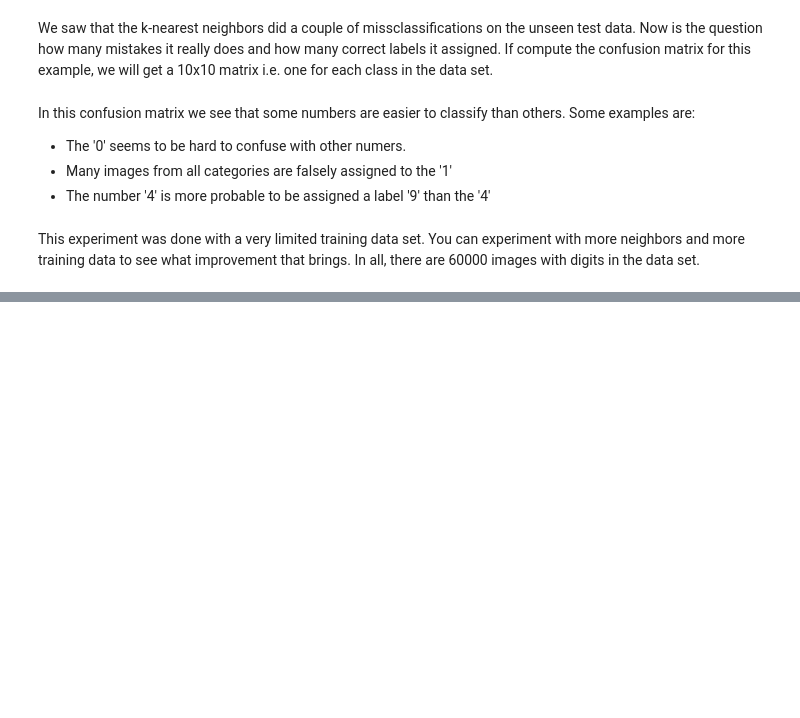
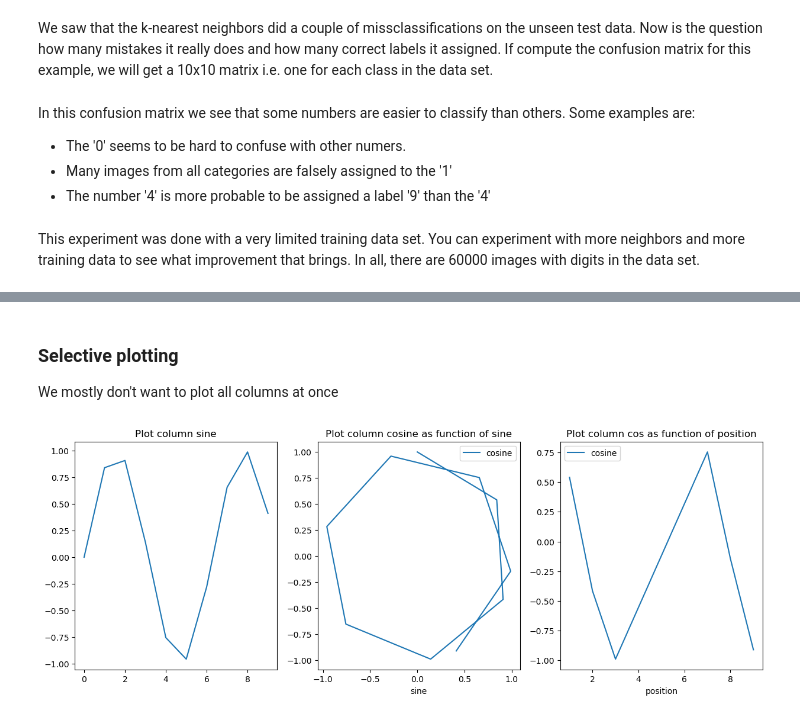
Before and after one commit to ImagingLectures/Quantitative-Big-Imaging-2024, a Jupyter notebook: Lectures/Lecture-02/02-Datasets.ipynb, the cells around one changed output, grey strips where cells are left out. Saved outputs shown, nothing was run; the diff lists cells and outputs as text; code cells hidden in the pictures; blank space fills up the shorter version.

```diff
--- a/Lectures/Lecture-02/02-Datasets.ipynb
+++ b/Lectures/Lecture-02/02-Datasets.ipynb
@@ -1223,0 +1462,16 @@ This experiment was done with a very limited training data set. You can experime
+# %% [markdown]
+### Selective plotting
+We mostly don't want to plot all columns at once
+# %%
+fig,ax=plt.subplots(1,3,figsize=(15,5))
+
+df['sine'].plot(ax=ax[0]);
+ax[0].set_title("Plot column sine");
+
+df.plot(x='sine',y='cosine',ax=ax[1]);
+ax[1].set_title("Plot column cosine as function of sine")
+
+df[0<df['sine']].plot(x='position',y='cosine',ax=ax[2]);
+ax[2].set_title("Plot column cos as function of position");
+# %% [output]
+[figure, added]
```
Also changed, not shown: parts of 51 cells of this notebook, 7 other files.
